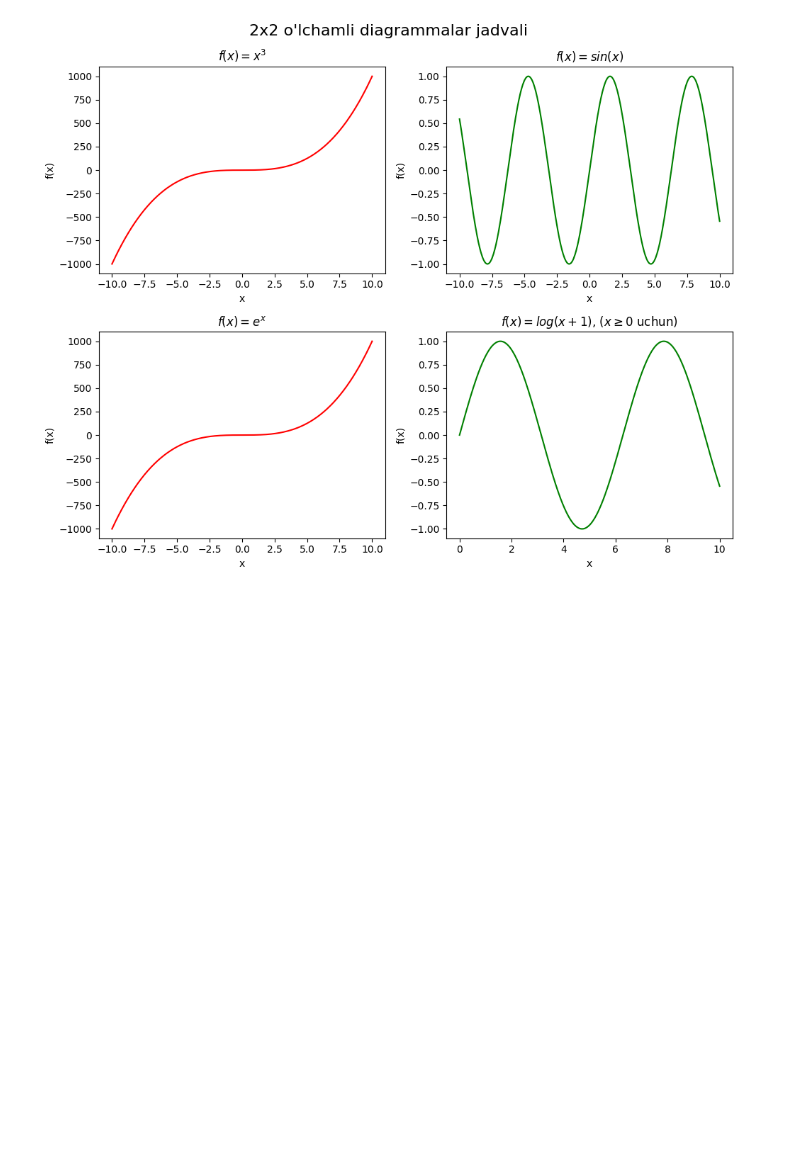
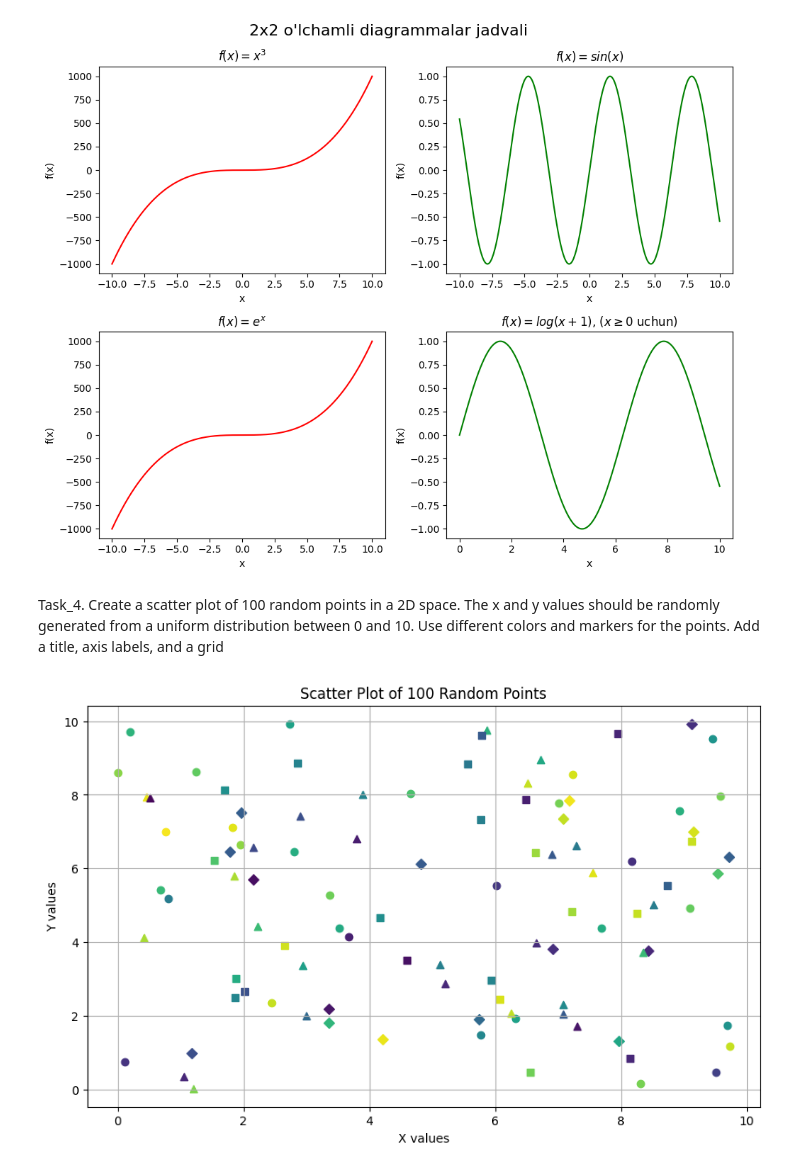
Before and after one commit to FeruzGaybullayev/Python, a Jupyter notebook: lesson-17/homework/homework_tasks.ipynb, the cells around one changed output. Saved outputs shown, nothing was run; the diff lists cells and outputs as text; code cells hidden in the pictures; blank space fills up the shorter version.

```diff
--- a/lesson-17/homework/homework_tasks.ipynb
+++ b/lesson-17/homework/homework_tasks.ipynb
@@ -93,3 +90,25 @@ plt.tight_layout()
 plt.show()
 # %% [output]
 [figure]
+# %% [markdown]
+Task_4.  Create a scatter plot of 100 random points in a 2D space. The x and y values should be randomly generated from a uniform distribution between 0 and 10. Use different colors and markers for the points. Add a title, axis labels, and a grid
+# %%
+# (0, 10) oraliqda tasodifiy 100 ta raqam tanlab x, y ga beramiz
+x = np.random.uniform(0, 10, 100)
+y = np.random.uniform(0, 10, 100)
+
+# Ranglar va markerlar tanlash
+colors = np.random.rand(100)
+markers = np.random.choice(['o', 's', '^', 'D'], size=100)
+
+# Scatter plot yaratish
+plt.figure(figsize=(10, 6))
+for i in range(100):
+    plt.scatter(x[i], y[i], color=plt.cm.viridis(colors[i]), marker=markers[i])
+plt.title('Scatter Plot of 100 Random Points')
+plt.xlabel('X values')
+plt.ylabel('Y values')
+plt.grid(True)
+plt.show()
+# %% [output]
+[figure, added]
```
Also changed, not shown: parts of 7 cells of this notebook, 9 other files.
